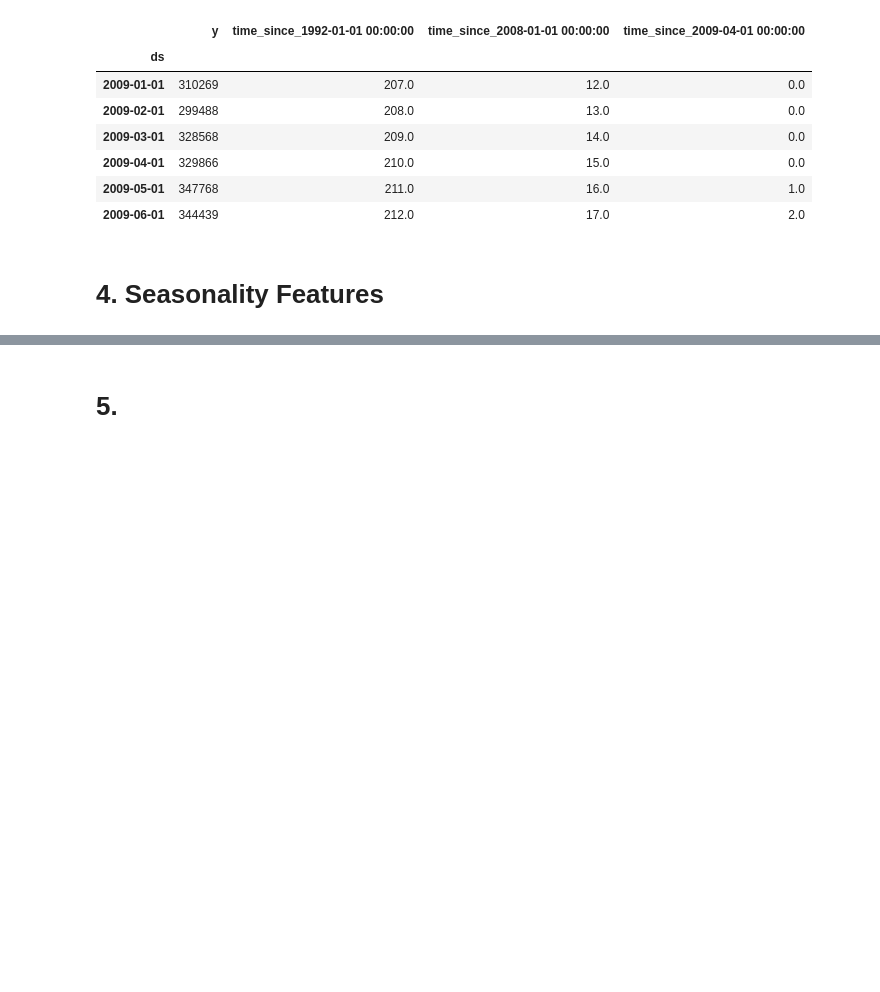
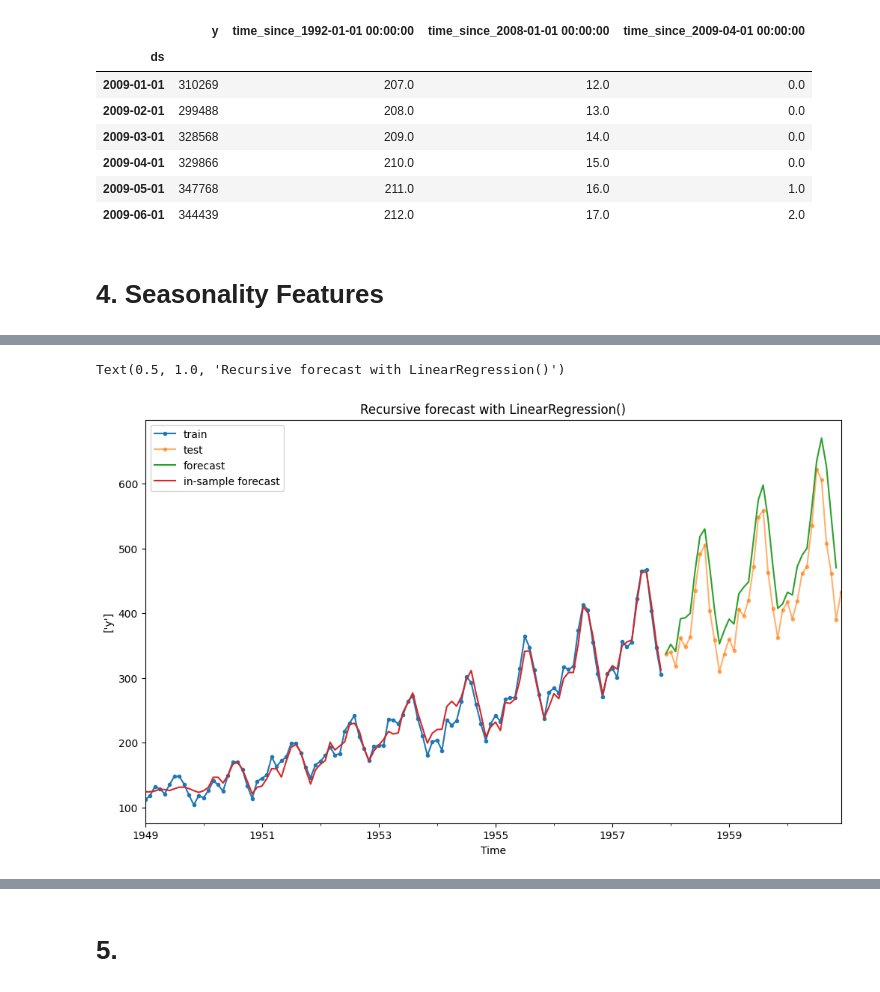
Before and after one commit to yungshun317/pd-algo-trading, a Jupyter notebook: feature_engineering.ipynb, the cells around one changed output, grey strips where cells are left out. Saved outputs shown, nothing was run; the diff lists cells and outputs as text; code cells hidden in the pictures; blank space fills up the shorter version.

```diff
--- a/feature_engineering.ipynb
+++ b/feature_engineering.ipynb
@@ -892,3 +892,16 @@ df.loc[
 | 2009-06-01 | 344439 | 212.0 | 17.0 | 2.0 |
 # %% [markdown]
 # 4. Seasonality Features
+# %%
+data = pd.read_csv(
+    "datasets/example_air_passengers.csv",
+    parse_dates=["ds"],
+    index_col=["ds"],
+)
+
+fig, ax = plt.subplots(figsize=[10, 5])
+data.plot(y="y", marker=".", figsize=[10, 5], legend=None, ax=ax)
+ax.set_xlabel("Time")
+ax.set_ylabel("Air passengers (1000s)")
+ax.set_title("Air passenger numbers")
+plt.tight_layout()
@@ -894,0 +985,2 @@ df.loc[
+# %%
+pipeline.fit_transform(df.head(25))
@@ -894,0 +1058,58 @@ df.loc[
+# %%
+# --- CREATE DYNAMIC PREDICTION DATAFRAME  --- #
+# We will recursively append our forecasts to this
+# dataframe and re-compute our lag and window features from the
+# target in this dataframe. It contains data in both the training period
+# and forecast period which is needed for some transformers (e.g., lags and windows).
+look_back_start_time = forecast_start_time - look_back_window_size
+
+# Create `df_predict` which has data going as far back
+# as needed to create features which need past values.
+df_predict = df_train.loc[look_back_start_time:].copy()
+
+# Extend index into forecast horizon
+df_predict = pd.concat([df_predict, pd.DataFrame(index=forecast_horizon)])
+
+# --- RECURSIVE FORECASTING LOOP --- #
+for forecast_time in forecast_horizon:
+    # Compute features during the forecast horizon
+    X_test_ = pipeline.transform(df_predict)
+    X_test = X_test_.loc[[forecast_time]]
+
+    # Predict one step ahead.
+    y_pred = model.predict(X_test)
+
+    # Append forecast to the target variable columnn in our
+    # dynamic forecast dataframe `df_predict`. This `df_predict`
+    # is ready for the next iteration where we will re-compute
+    # features derived from the target such as lags and windows.
+    df_predict.loc[[forecast_time], target] = y_pred
+
+# --- GET FORECAST AND TEST VALUES --- #
+y_forecast = df_predict.loc[forecast_horizon, target]
+y_test = df_test.loc[forecast_start_time:, target]
+
+# --- CREATE IN-SAMPLE PREDICTIONS--- #
+y_forecast_train = model.predict(X_train)
+y_forecast_train = pd.DataFrame(y_forecast_train, index=X_train.index, columns=target)
+
+# --- PLOTTING --- #
+# Plot the forecast.
+fig, ax = plt.subplots(figsize=[12, 7])
+
+# Plot training set.
+y_train.plot(ax=ax, marker=".")
+# Plot actuals in forecasting horizon.
+y_test.plot(ax=ax, marker=".", alpha=0.6)
+# Plot forecast.
+y_forecast.plot(ax=ax)
+# Plot 1 step forecasts in training data.
+y_forecast_train.plot(ax=ax)
+
+ax.legend(["train", "test", "forecast", "in-sample forecast"])
+ax.set_xlabel("Time")
+ax.set_ylabel(f"{target}")
+ax.set_title(f"Recursive forecast with {model}")
+# %% [output]
+Text(0.5, 1.0, 'Recursive forecast with LinearRegression()')
+[figure, added]
```
Also changed, not shown: parts of 6 cells of this notebook.
